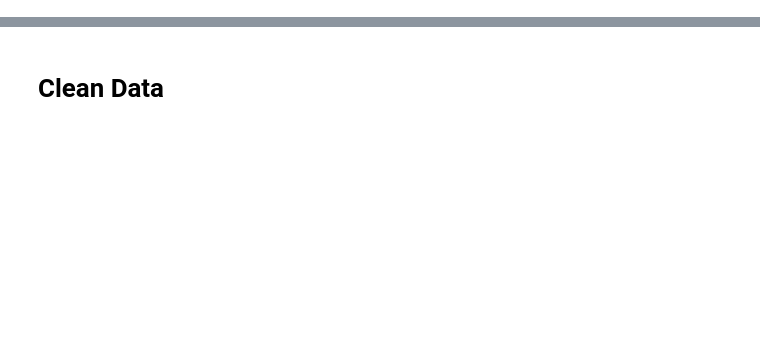
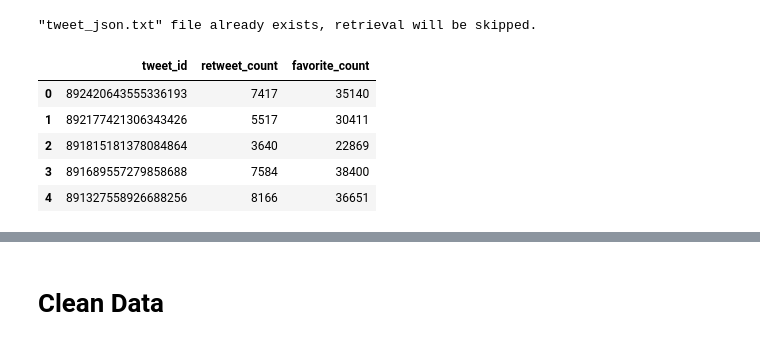
Before and after one commit to fletchersarip93/twitter-data-wrangling, a Jupyter notebook: wrangle_act.ipynb, the cells around one changed output, grey strips where cells are left out. Cells and saved outputs as stored; diff of their text form; code cells hidden in the pictures; blank space fills up the shorter version.

```diff
--- a/wrangle_act.ipynb
+++ b/wrangle_act.ipynb
@@ -67,0 +36,7 @@ for tweet_id in twitter_df.tweet_id:
+# %%
+if 'image_predictions.tsv' in os.listdir():
+    print('"image_predictions.tsv" file already exists, retrieval will be skipped.')
+else:
+    response = requests.get('https://d17h27t6h515a5.cloudfront.net/topher/2017/August/599fd2ad_image-predictions/image-predictions.tsv')
+    with open('image_predictions.tsv', 'wb') as file:
+        file.write(response.content)
@@ -67,0 +59,41 @@ for tweet_id in twitter_df.tweet_id:
+# %%
+if 'tweet_json.txt' in os.listdir():
+    print('"tweet_json.txt" file already exists, retrieval will be skipped.')
+else:
+    tweepy_auth_dir = 'auth/tweepy_auth.json'
+    with open(tweepy_auth_dir, 'r') as file:
+        tweepy_auth_json = json.load(file)
+
+    key = tweepy_auth_json['key']
+    secret = tweepy_auth_json['secret']
+    auth = tweepy.OAuthHandler(key, secret)
+    api = tweepy.API(auth)
+
+    for tweet_id in twitter_df.tweet_id:
+        try:
+            status = api.get_status(tweet_id, tweet_mode='extended')
+            with open('tweet_json.txt', 'a+') as out_file:
+                json.dump(status._json, out_file)
+                out_file.write('\n')
+        except:
+            pass
+# %% [output]
+"tweet_json.txt" file already exists, retrieval will be skipped.
+# %%
+tweet_infos = []
+with open('tweet_json.txt', 'r') as file:
+    for line in file:
+        tweet_json = json.loads(line)
+        tweet_infos.append({'tweet_id': tweet_json['id_str'],
+                           'retweet_count': tweet_json['retweet_count'],
+                           'favorite_count': tweet_json['favorite_count']})
+tweet_infos_df = pd.DataFrame(tweet_infos)
+tweet_infos_df.to_csv('tweet_infos.csv', index=False)
+tweet_infos_df.head()
+# %% [output]
+|  | tweet_id | retweet_count | favorite_count |
+| 0 | 892420643555336193 | 7417 | 35140 |
+| 1 | 892177421306343426 | 5517 | 30411 |
+| 2 | 891815181378084864 | 3640 | 22869 |
+| 3 | 891689557279858688 | 7584 | 38400 |
+| 4 | 891327558926688256 | 8166 | 36651 |
```
Also changed, not shown: parts of 63 cells of this notebook.
